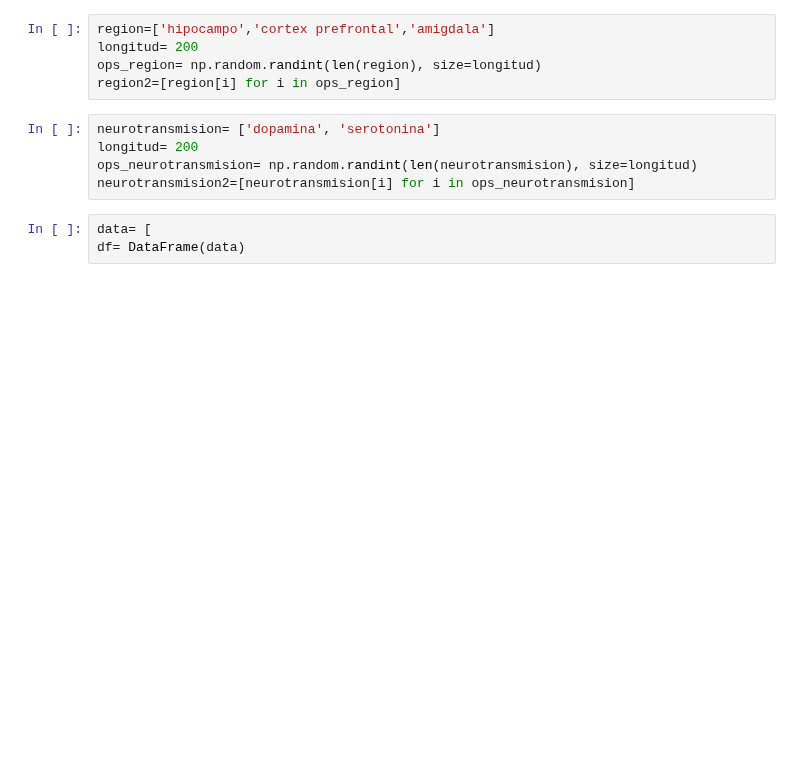
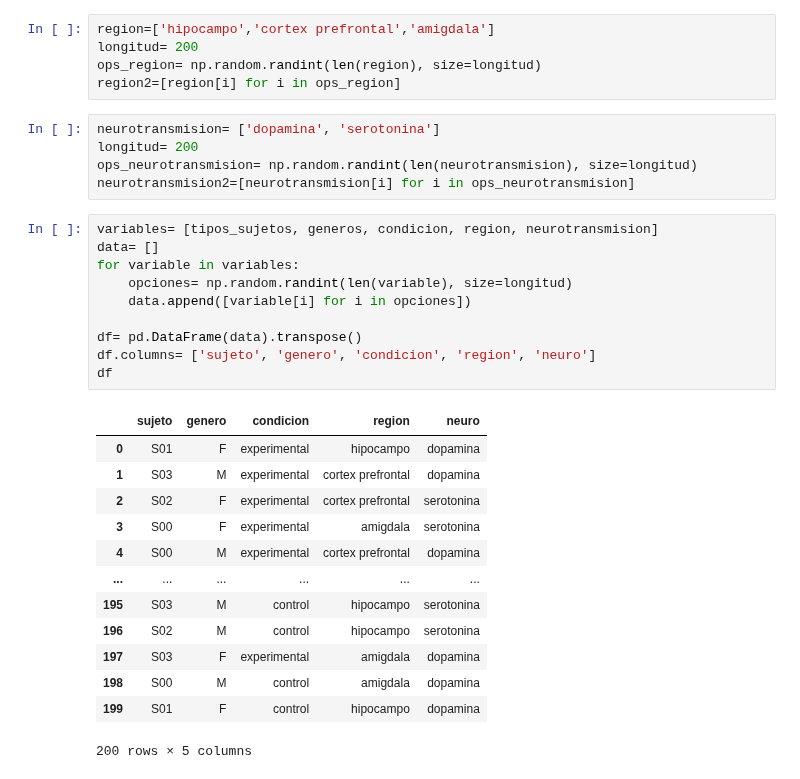
Before and after one commit to Fernando-JAL/Neurociencias-2026-1, a Jupyter notebook: S02_clases/clase_09_22/practicagrupal.ipynb, the cells around one changed output. Saved outputs shown, nothing was run; the diff lists cells and outputs as text; blank space fills up the shorter version.

```diff
--- a/S02_clases/clase_09_22/practicagrupal.ipynb
+++ b/S02_clases/clase_09_22/practicagrupal.ipynb
@@ -174,7 +174,28 @@ longitud= 200
 ops_neurotransmision= np.random.randint(len(neurotransmision), size=longitud)
 neurotransmision2=[neurotransmision[i] for i in ops_neurotransmision]
 # %%
-data= [
-df= DataFrame(data)
+variables= [tipos_sujetos, generos, condicion, region, neurotransmision]
+data= []
+for variable in variables:
+    opciones= np.random.randint(len(variable), size=longitud)
+    data.append([variable[i] for i in opciones])
+
+df= pd.DataFrame(data).transpose()
+df.columns= ['sujeto', 'genero', 'condicion', 'region', 'neuro']
+df
+# %% [output]
+|  | sujeto | genero | condicion | region | neuro |
+| 0 | S01 | F | experimental | hipocampo | dopamina |
+| 1 | S03 | M | experimental | cortex prefrontal | dopamina |
+| 2 | S02 | F | experimental | cortex prefrontal | serotonina |
+| 3 | S00 | F | experimental | amigdala | serotonina |
+| 4 | S00 | M | experimental | cortex prefrontal | dopamina |
+| ... | ... | ... | ... | ... | ... |
+| 195 | S03 | M | control | hipocampo | serotonina |
+| 196 | S02 | M | control | hipocampo | serotonina |
+| 197 | S03 | F | experimental | amigdala | dopamina |
+| 198 | S00 | M | control | amigdala | dopamina |
+| 199 | S01 | F | control | hipocampo | dopamina |
+200 rows × 5 columns
 # %%
 #agregar una columna llamada 'precisión' que tenga una distribución normal con mu=0.92, sigma=0.08
```
Also changed, not shown: parts of 4 cells of this notebook.
